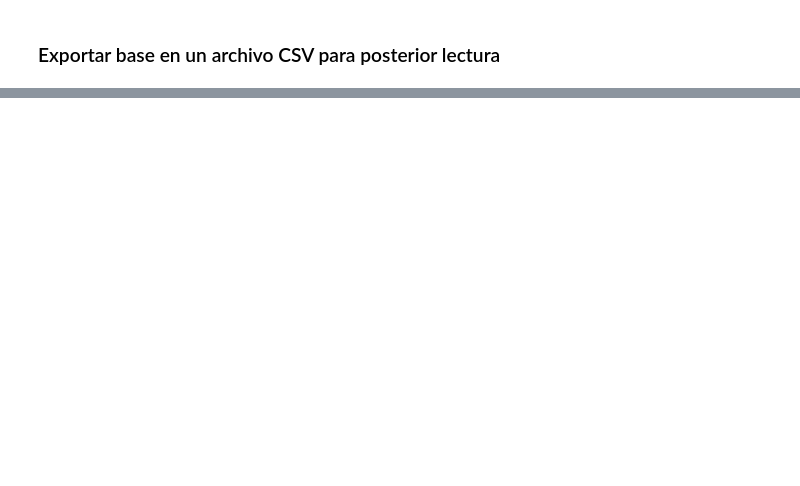
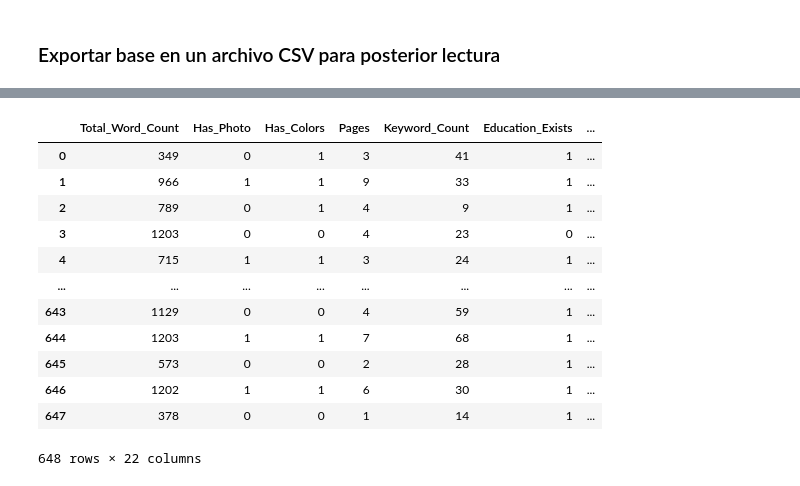
Before and after one commit to mastervecino/ProyectoFinalMaestria, a Jupyter notebook: Creacion base CVs.ipynb, the cells around one changed output, grey strips where cells are left out. Cells and saved outputs as stored; diff of their text form; code cells hidden in the pictures; blank space fills up the shorter version.

```diff
--- a/Creacion base CVs.ipynb
+++ b/Creacion base CVs.ipynb
@@ -347,0 +510,16 @@ baseCVs.to_csv("baseCVs.csv", index=False)
+# %%
+baseCVs
+# %% [output]
+|  | Total_Word_Count | Has_Photo | Has_Colors | Pages | Keyword_Count | Education_Exists | ... |
+| 0 | 349 | 0 | 1 | 3 | 41 | 1 | ... |
+| 1 | 966 | 1 | 1 | 9 | 33 | 1 | ... |
+| 2 | 789 | 0 | 1 | 4 | 9 | 1 | ... |
+| 3 | 1203 | 0 | 0 | 4 | 23 | 0 | ... |
+| 4 | 715 | 1 | 1 | 3 | 24 | 1 | ... |
+| ... | ... | ... | ... | ... | ... | ... | ... |
+| 643 | 1129 | 0 | 0 | 4 | 59 | 1 | ... |
+| 644 | 1203 | 1 | 1 | 7 | 68 | 1 | ... |
+| 645 | 573 | 0 | 0 | 2 | 28 | 1 | ... |
+| 646 | 1202 | 1 | 1 | 6 | 30 | 1 | ... |
+| 647 | 378 | 0 | 0 | 1 | 14 | 1 | ... |
+648 rows × 22 columns
```
Also changed, not shown: parts of 21 cells of this notebook, 2 other files.
